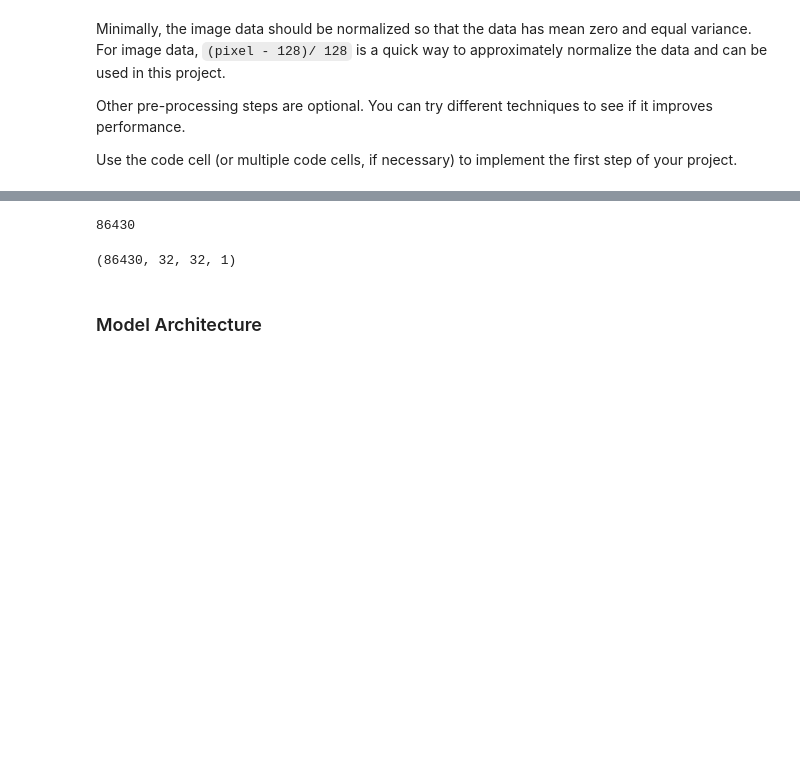
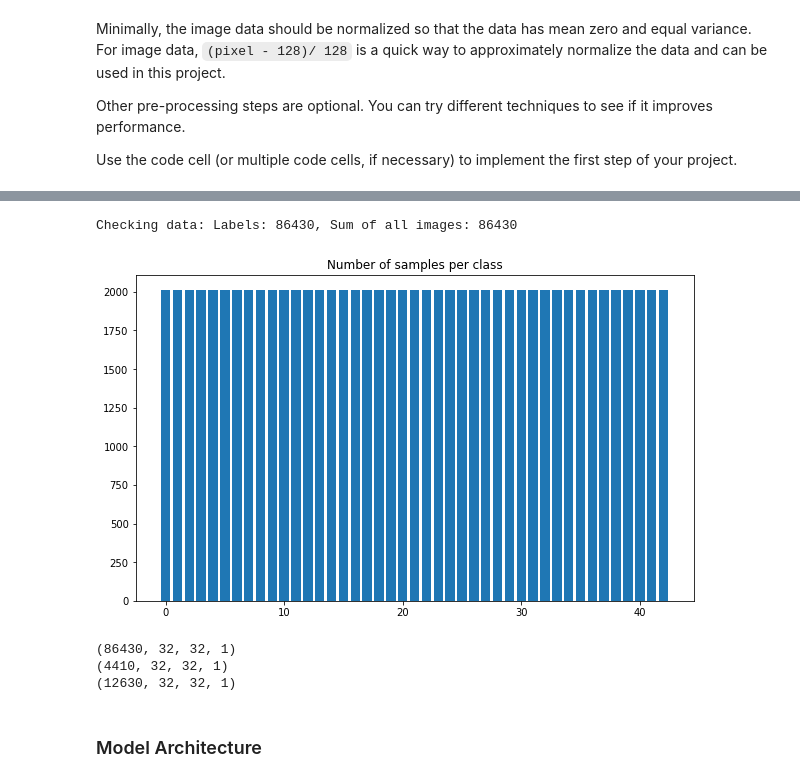
Before and after one commit to RenSilvaAU/CarND-Traffic-Sign-Classifier-Project, a Jupyter notebook: Traffic_Sign_Classifier.ipynb, the cells around one changed output, grey strips where cells are left out. Cells and saved outputs as stored; diff of their text form; code cells hidden in the pictures; blank space fills up the shorter version.

```diff
--- a/Traffic_Sign_Classifier.ipynb
+++ b/Traffic_Sign_Classifier.ipynb
@@ -330,3 +422,8 @@ plt.show()
+# %%
+_ = check_balance(X_train,y_train,n_classes)
+# %% [output]
+Checking data: Labels: 86430, Sum of all images: 86430
+[figure, added]
 # %%
 ### Preprocess the data here. It is required to normalize the data. Other preprocessing steps could include
 ### converting to grayscale, etc.
@@ -350,10 +447,6 @@ def preprocess_images(X):
 
     # convert to np array, divide by 255 (normalise) and add a new axis to feed to tensorflow
     return  ( (np.array(result, dtype='float32') - 128) / 128) [:,:,:,np.newaxis]
-# %%
-print(len(X_train))
-# %% [output]
-86430
 # %%
 ### apply them
 
@@ -362,8 +455,12 @@ X_valid = preprocess_images(X_valid)
 X_test = preprocess_images(X_test)
 # %%
 print(X_train.shape)
+print(X_valid.shape)
+print(X_test.shape)
 # %% [output]
 (86430, 32, 32, 1)
+(4410, 32, 32, 1)
+(12630, 32, 32, 1)
 # %% [markdown]
 ### Model Architecture
 # %%
```
Also changed, not shown: parts of 22 cells of this notebook, 3 other files.
